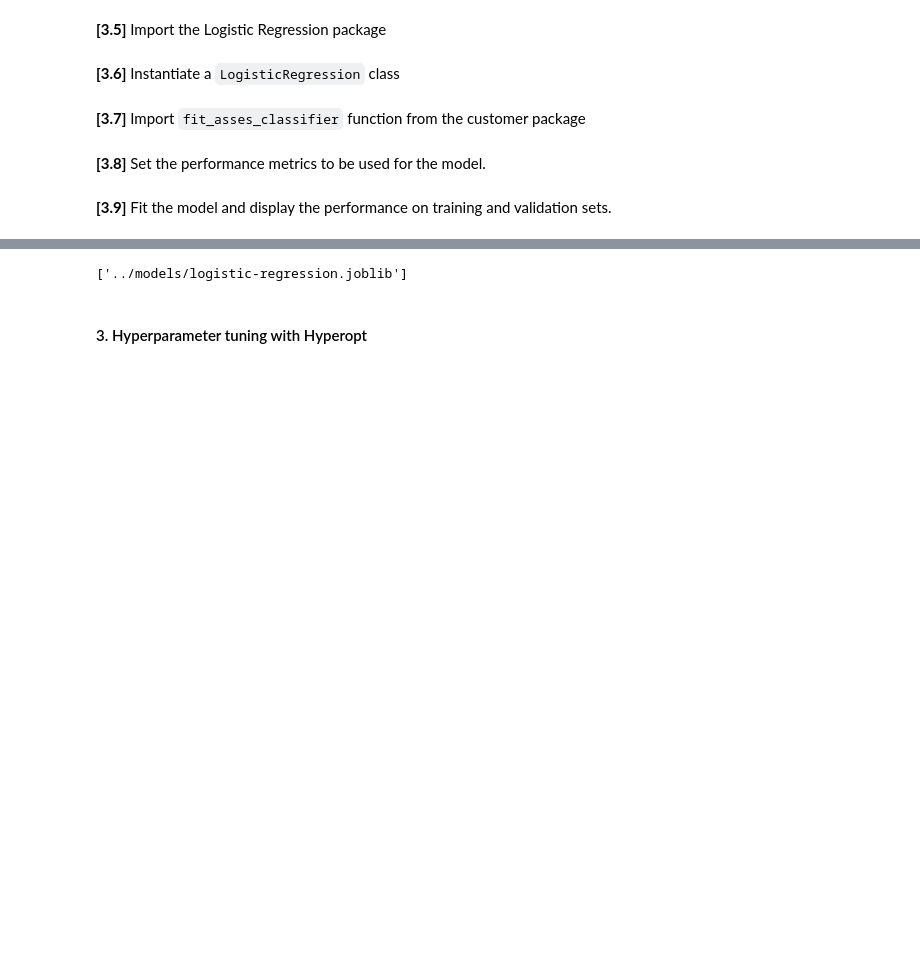
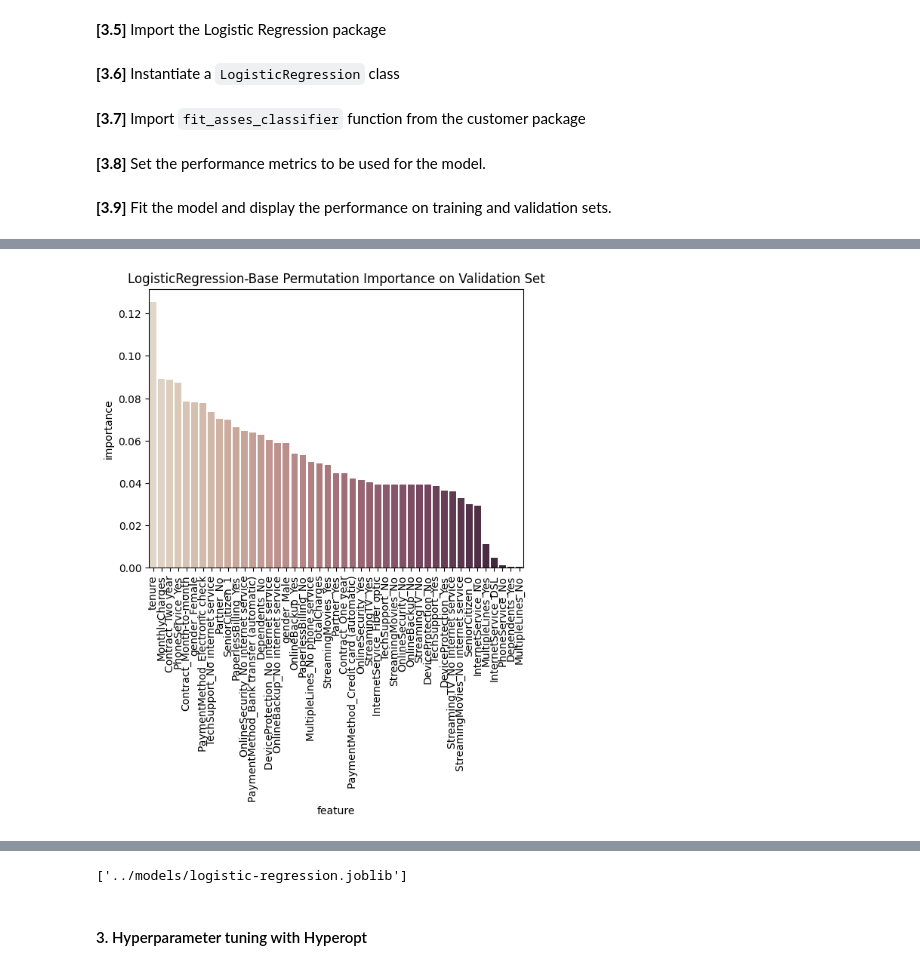
Before and after one commit to chuannarongvat/internship_c_dataset_2, a Jupyter notebook: notebooks/3_logistic-regression.ipynb, the cells around one changed output, grey strips where cells are left out. Saved outputs shown, nothing was run; the diff lists cells and outputs as text; code cells hidden in the pictures; blank space fills up the shorter version.

```diff
--- a/notebooks/3_logistic-regression.ipynb
+++ b/notebooks/3_logistic-regression.ipynb
@@ -92,0 +106,7 @@ Validation  0.618742   0.621134  0.616368  0.735842
+# %%
+df = pd.read_csv("../data/processed/df_cleaned.csv")
+target = "Churn"
+# %%
+log_permu = permutation_importance(df, target, log_reg, X_val, y_val, "Validation", "LogisticRegression-Base")
+# %% [output]
+[figure, added]
```
Also changed, not shown: parts of 24 cells of this notebook, 1 other file.
